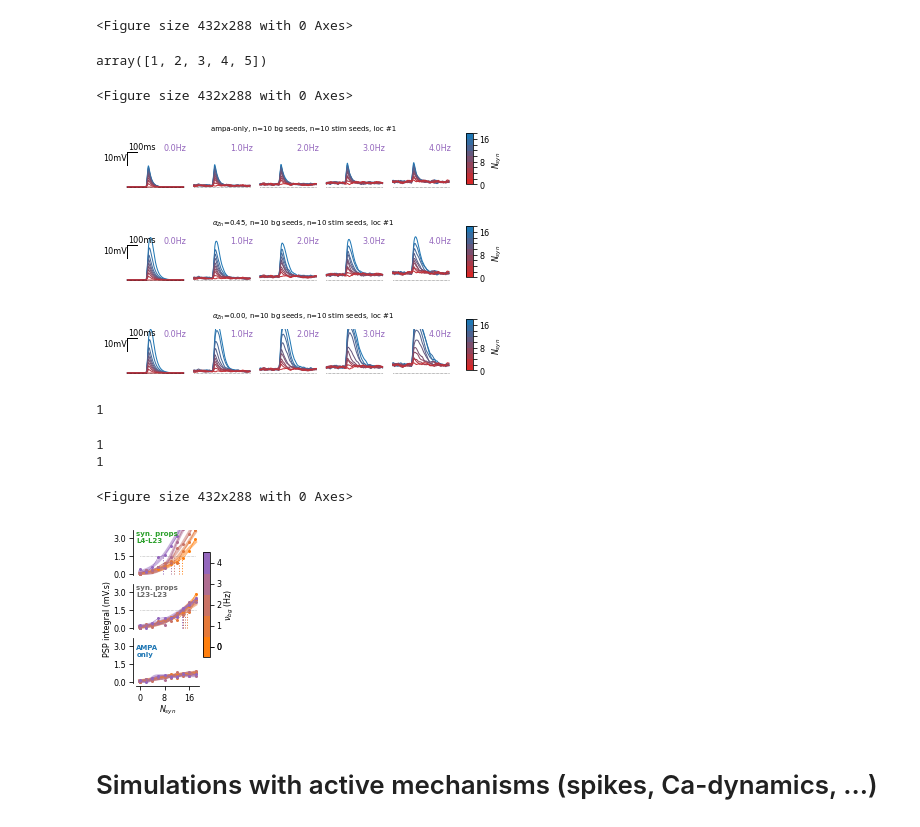
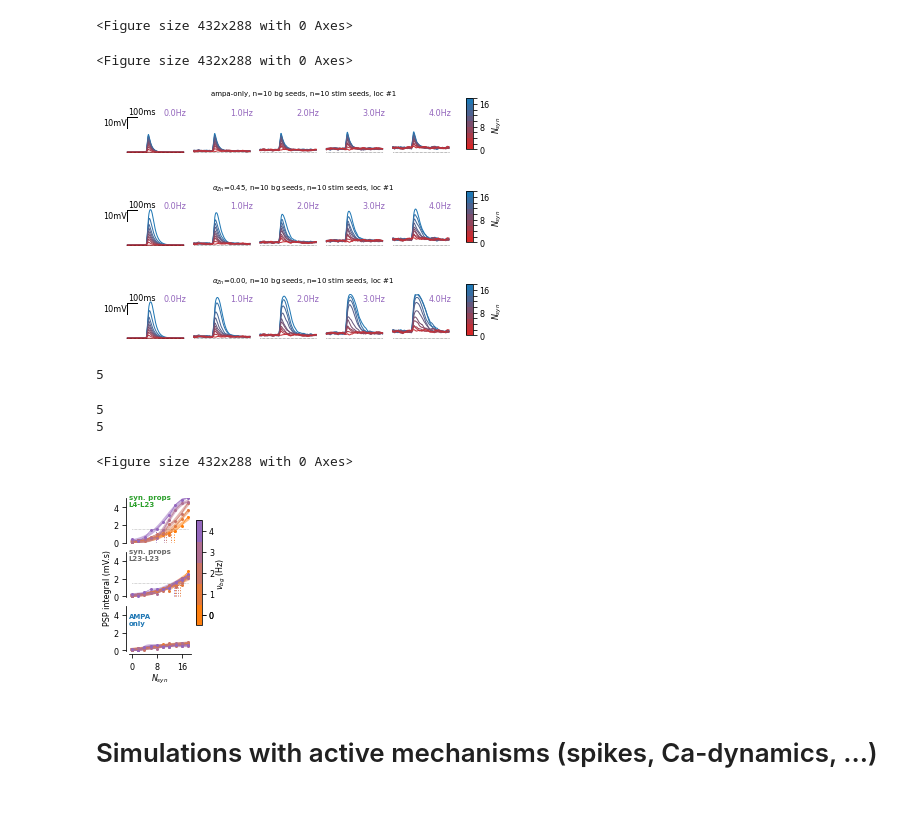
Before and after one commit to yzerlaut/zinc-NMDA-modulation, a Jupyter notebook: Sensitivity_to_Background_Modulation.ipynb, the cells around one changed output. Cells and saved outputs as stored; diff of their text form; code cells hidden in the pictures.

```diff
--- a/Sensitivity_to_Background_Modulation.ipynb
+++ b/Sensitivity_to_Background_Modulation.ipynb
@@ -54,40 +53,36 @@ RESP_PASSIVE_PER_STIM = build_full_dataset_per_stim(key='passive',
                                                     filename_only=True)
 # %% [output]
 <Figure size 432x288 with 0 Axes>
-# %%
-np.unique(RESP_PASSIVE_PER_STIM['syn_location'])
-# %% [output]
-array([1, 2, 3, 4, 5])
 # %%
 %run plots/show_trial_average_responses.py
-props = {'VLIM':[-76,-40], 'syn_location':1}
+props = {'VLIM':[-76,-33], 'syn_location':1}
 show_trial_average_responses(RESP_PASSIVE_PER_STIM, 'ampa-only', **props)
 show_trial_average_responses(RESP_PASSIVE_PER_STIM, alphaZn=0.45, **props)
 show_trial_average_responses(RESP_PASSIVE_PER_STIM, alphaZn=0., **props)
 # %% [output]
 <Figure size 432x288 with 0 Axes>
-[figure, old version]
+[figure, new version]
-[figure, old version]
+[figure, new version]
 [figure]
 # %%
 %run plots/show_trial_average_responses.py
-props = {'syn_location':1, 'thresholds':{'Proba':1.5}} # 'VLIM':[-76,0],
+props = {'syn_location':5, 'thresholds':{'Proba':1.5}} # 'VLIM':[-76,0],
 AMPA = get_trial_average_responses(RESP_PASSIVE_PER_STIM, 'ampa-only', **props)
 FREE = get_trial_average_responses(RESP_PASSIVE_PER_STIM,  alphaZn=0.45, **props)
 CHELATED = get_trial_average_responses(RESP_PASSIVE_PER_STIM,  alphaZn=0., **props)
 fig_BG12 = show_response_bg_dep(FREE, CHELATED, AMPA,
                                 method='Integral', ge=ge,
-                                ylim=[-0.1,3.7],
+                                ylim=[-0.1,5],
                                 # xlim=[0,19],
                                 # BG_levels=[0,1.,2,3.],
                                 crossing=props['thresholds']['Proba'])#.savefig('figures/fig22.svg')
 fig_BG12.savefig(os.path.join('figures', 'passive-bg-dep.png'), dpi=300)
 # %% [output]
-1
+5
-1
-1
+5
+5
 <Figure size 432x288 with 0 Axes>
-[figure, old version]
+[figure, new version]
 # %% [markdown]
 # Simulations with active mechanisms (spikes, Ca-dynamics, ...)
 # %% [markdown]
```
Also changed, not shown: parts of 12 cells of this notebook.
